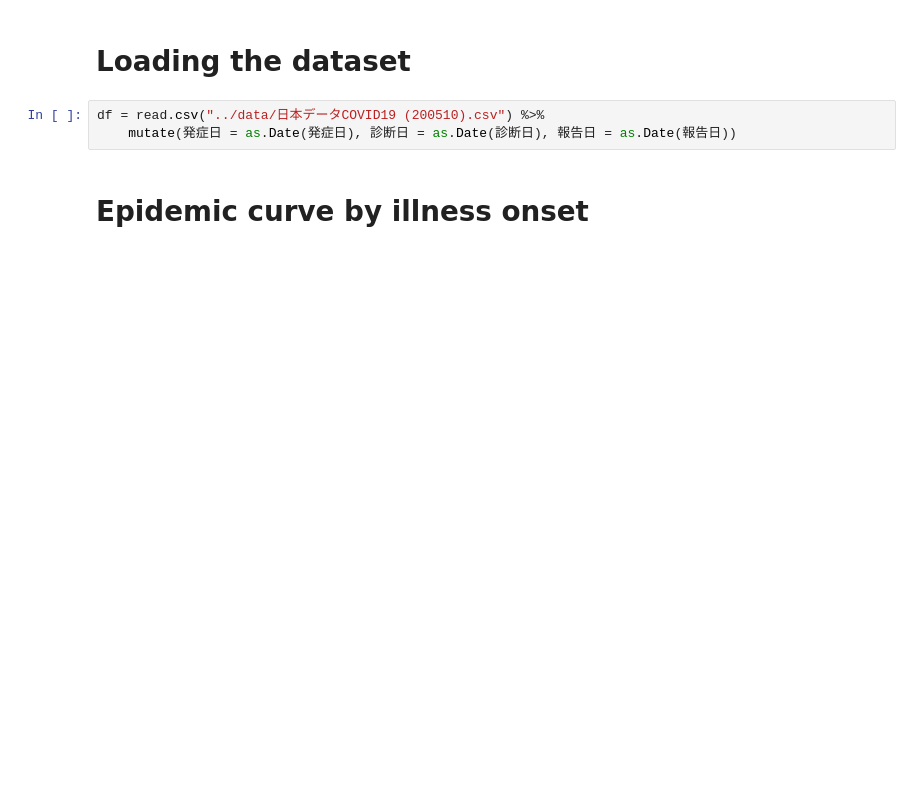
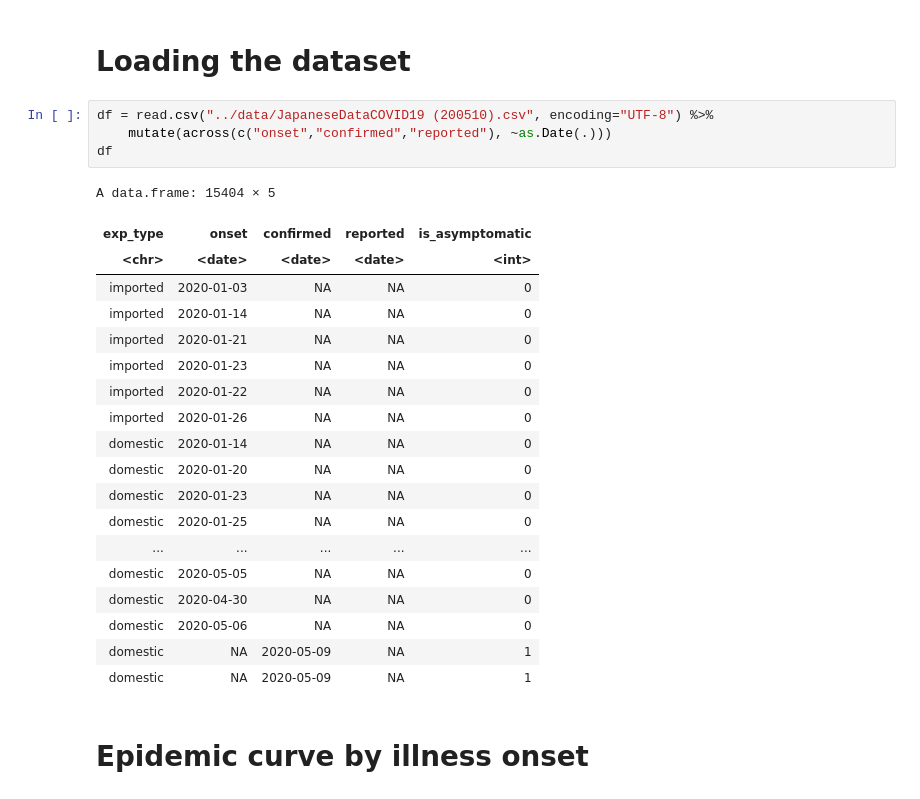
Before and after one commit to contactmodel/COVID19-Japan-Reff, a Jupyter notebook: scripts/A. Showing the epidemic curve.ipynb, the cells around one changed output. Saved outputs shown, nothing was run; the diff lists cells and outputs as text; blank space fills up the shorter version.

```diff
--- a/scripts/A. Showing the epidemic curve.ipynb
+++ b/scripts/A. Showing the epidemic curve.ipynb
@@ -10,8 +10,29 @@ print(R.Version()$version.string)
 # %% [markdown]
 # Loading the dataset
 # %%
-df = read.csv("../data/日本データCOVID19 (200510).csv") %>%
-    mutate(発症日 = as.Date(発症日), 診断日 = as.Date(診断日), 報告日 = as.Date(報告日))
+df = read.csv("../data/JapaneseDataCOVID19 (200510).csv", encoding="UTF-8") %>%
+    mutate(across(c("onset","confirmed","reported"), ~as.Date(.)))
+df
+# %% [output]
+A data.frame: 15404 × 5
+| exp_type | onset | confirmed | reported | is_asymptomatic |
+| <chr> | <date> | <date> | <date> | <int> |
+| imported | 2020-01-03 | NA | NA | 0 |
+| imported | 2020-01-14 | NA | NA | 0 |
+| imported | 2020-01-21 | NA | NA | 0 |
+| imported | 2020-01-23 | NA | NA | 0 |
+| imported | 2020-01-22 | NA | NA | 0 |
+| imported | 2020-01-26 | NA | NA | 0 |
+| domestic | 2020-01-14 | NA | NA | 0 |
+| domestic | 2020-01-20 | NA | NA | 0 |
+| domestic | 2020-01-23 | NA | NA | 0 |
+| domestic | 2020-01-25 | NA | NA | 0 |
+| ... | ... | ... | ... | ... |
+| domestic | 2020-05-05 | NA | NA | 0 |
+| domestic | 2020-04-30 | NA | NA | 0 |
+| domestic | 2020-05-06 | NA | NA | 0 |
+| domestic | NA | 2020-05-09 | NA | 1 |
+| domestic | NA | 2020-05-09 | NA | 1 |
 # %% [markdown]
 # Epidemic curve by illness onset
 # %%
```
Also changed, not shown: parts of 5 cells of this notebook, 4 other files.
